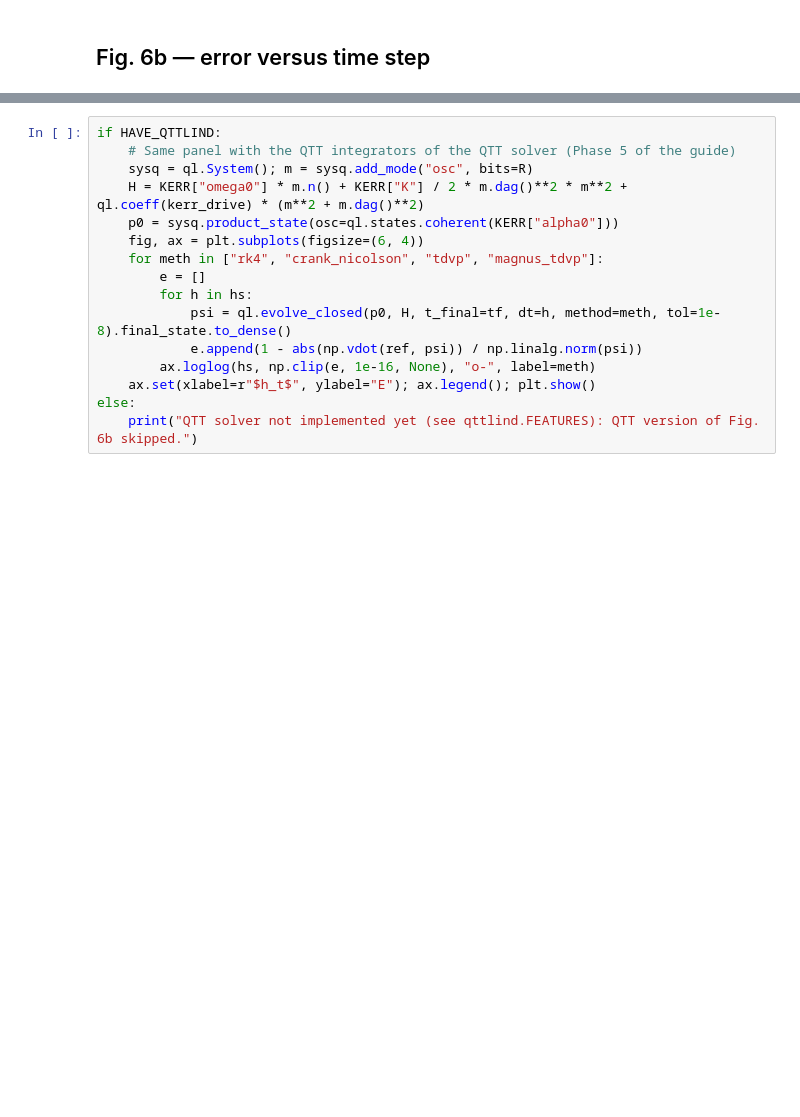
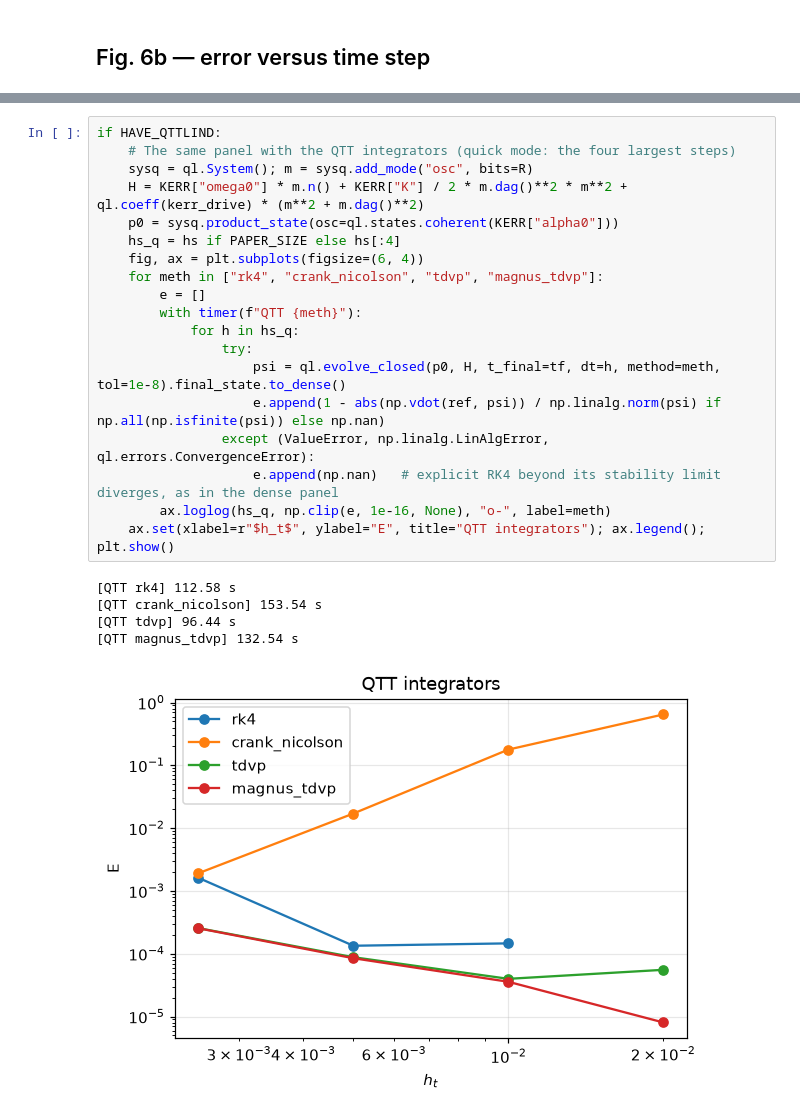
Before and after one commit to vivienperrin88/cvsim, a Jupyter notebook: notebooks/04_closed_system_integrators.ipynb, the cells around one changed output, grey strips where cells are left out. Cells and saved outputs as stored; diff of their text form; blank space fills up the shorter version.

```diff
--- a/notebooks/04_closed_system_integrators.ipynb
+++ b/notebooks/04_closed_system_integrators.ipynb
@@ -107,16 +122,25 @@ print("Missing points = diverged (explicit RK4 is unstable once h * ||H|| exceed
 # %%
 if HAVE_QTTLIND:
-    # Same panel with the QTT integrators of the QTT solver (Phase 5 of the guide)
+    # The same panel with the QTT integrators (quick mode: the four largest steps)
     sysq = ql.System(); m = sysq.add_mode("osc", bits=R)
     H = KERR["omega0"] * m.n() + KERR["K"] / 2 * m.dag()**2 * m**2 + ql.coeff(kerr_drive) * (m**2 + m.dag()**2)
     p0 = sysq.product_state(osc=ql.states.coherent(KERR["alpha0"]))
+    hs_q = hs if PAPER_SIZE else hs[:4]
     fig, ax = plt.subplots(figsize=(6, 4))
     for meth in ["rk4", "crank_nicolson", "tdvp", "magnus_tdvp"]:
         e = []
-        for h in hs:
-            psi = ql.evolve_closed(p0, H, t_final=tf, dt=h, method=meth, tol=1e-8).final_state.to_dense()
-            e.append(1 - abs(np.vdot(ref, psi)) / np.linalg.norm(psi))
-        ax.loglog(hs, np.clip(e, 1e-16, None), "o-", label=meth)
-    ax.set(xlabel=r"$h_t$", ylabel="E"); ax.legend(); plt.show()
-else:
-    print("QTT solver not implemented yet (see qttlind.FEATURES): QTT version of Fig. 6b skipped.")
+        with timer(f"QTT {meth}"):
+            for h in hs_q:
+                try:
+                    psi = ql.evolve_closed(p0, H, t_final=tf, dt=h, method=meth, tol=1e-8).final_state.to_dense()
+                    e.append(1 - abs(np.vdot(ref, psi)) / np.linalg.norm(psi) if np.all(np.isfinite(psi)) else np.nan)
+                except (ValueError, np.linalg.LinAlgError, ql.errors.ConvergenceError):
+                    e.append(np.nan)   # explicit RK4 beyond its stability limit diverges, as in the dense panel
+        ax.loglog(hs_q, np.clip(e, 1e-16, None), "o-", label=meth)
+    ax.set(xlabel=r"$h_t$", ylabel="E", title="QTT integrators"); ax.legend(); plt.show()
+# %% [output]
+[QTT rk4] 112.58 s
+[QTT crank_nicolson] 153.54 s
+[QTT tdvp] 96.44 s
+[QTT magnus_tdvp] 132.54 s
+[figure, added]
```
Also changed, not shown: parts of 4 cells of this notebook, 12 other files.
